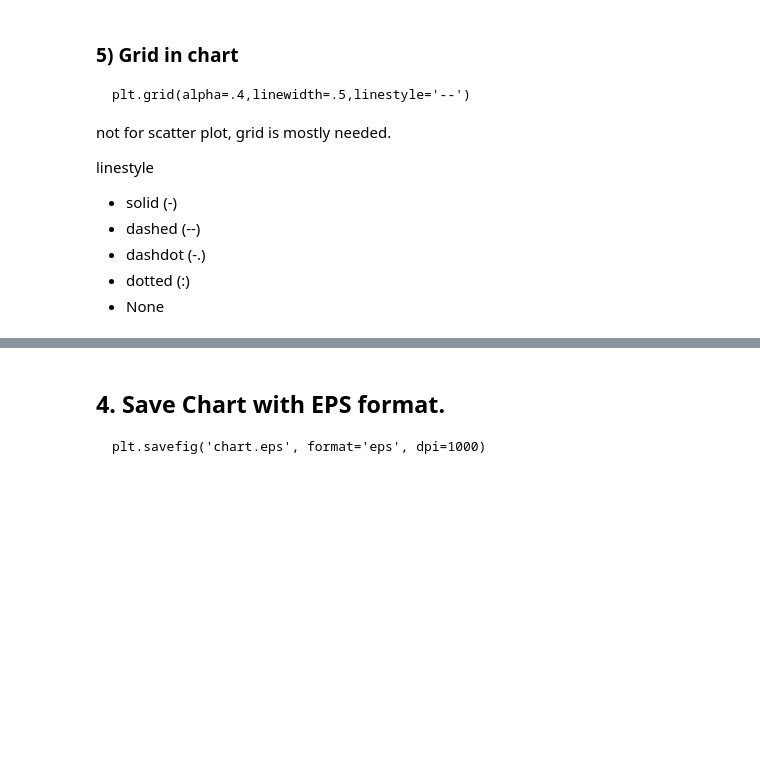
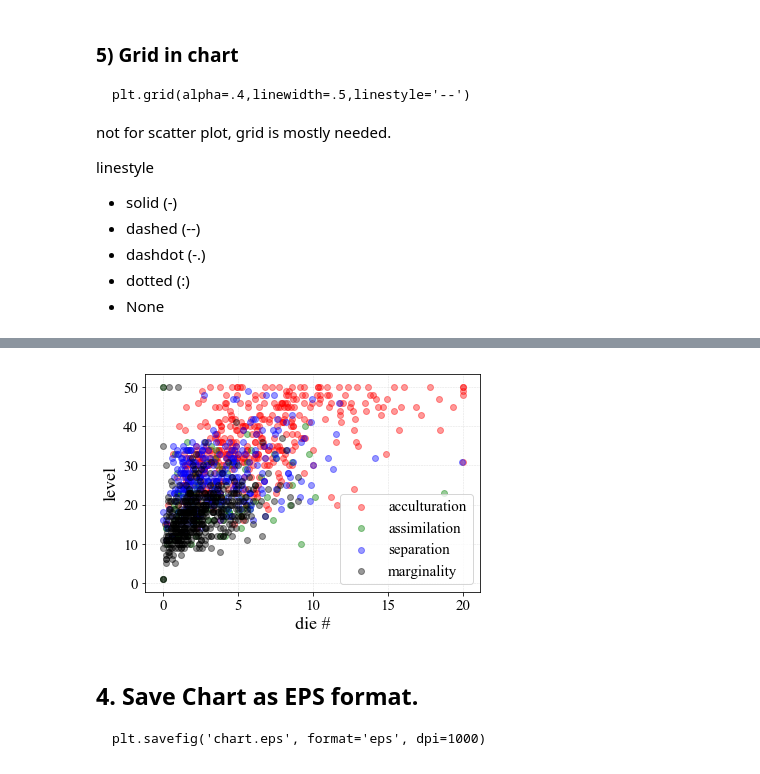
Before and after one commit to ahroobe/matplotlib_pyplot, a Jupyter notebook: plot_scatter.ipynb, the cells around one changed output, grey strips where cells are left out. Cells and saved outputs as stored; diff of their text form; code cells hidden in the pictures; blank space fills up the shorter version.

````diff
--- a/plot_scatter.ipynb
+++ b/plot_scatter.ipynb
@@ -202,5 +228,35 @@ plt.show()
+# %%
+fig, ax = plt.subplots()
+
+plt.rcParams['axes.labelweight'] = 'light'
+
+ax.scatter(data_all['die_num'],data_all['highlevel'],color='r',alpha=.4,label='acculturation')
+ax.scatter(data_soc['die_num'],data_soc['highlevel'],color='g',alpha=.4,label='assimilation')
+ax.scatter(data_ind['die_num'],data_ind['highlevel'],color='b',alpha=.4,label='separation')
+ax.scatter(data_no['die_num'],data_no['highlevel'],color='black',alpha=.4,label='marginality')
+
+weight_property = {'weight':'light'}
+plt.legend(loc='lower right',fontsize=12,prop=weight_property)
+## X, Y label name
+plt.xlabel('die #',fontsize=18)
+plt.ylabel('level',fontsize=18)
+
+for tick in ax.xaxis.get_major_ticks():
+    tick.label1.set_fontsize(15)
+    tick.label1.set_fontweight('light')
+
+for tick in ax.yaxis.get_major_ticks():
+    tick.label1.set_fontsize(15)
+    tick.label1.set_fontweight('light')
+
+#dashed gray grid
+plt.grid(alpha=.4,linewidth=.5,linestyle='--')
+
+plt.show()
+# %% [output]
+[figure, added]
 # %% [markdown]
-## 4. Save Chart with EPS format.
+## 4. Save Chart as EPS format.
 
 ```
 plt.savefig('chart.eps', format='eps', dpi=1000)
````
Also changed, not shown: parts of 8 cells of this notebook, 1 other file.
